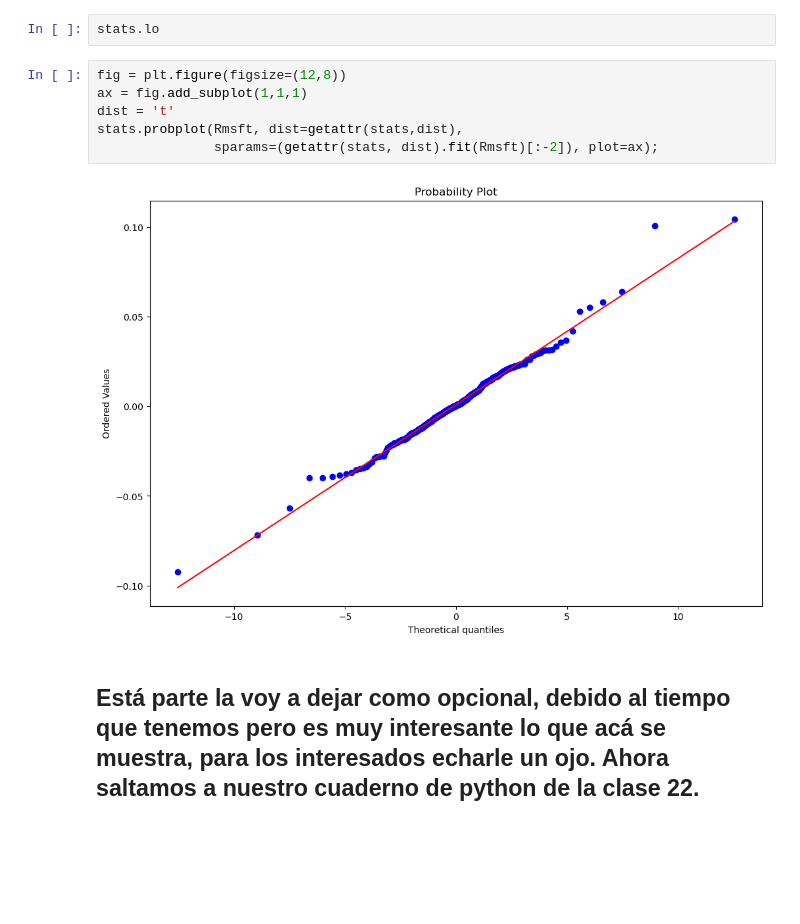
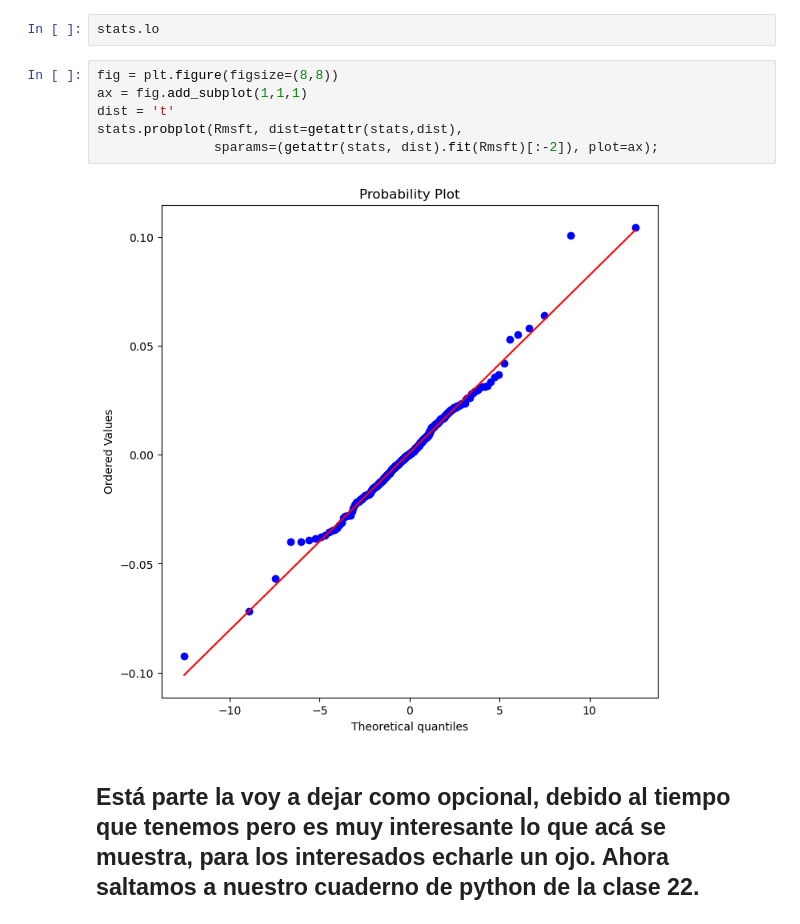
Before and after one commit to odjaramilloz/SPF-2024-I, a Jupyter notebook: TEMA-3/Clase21_ContinuacionClase20.ipynb, the cells around one changed output. Cells and saved outputs as stored; diff of their text form; blank space fills up the shorter version.

```diff
--- a/TEMA-3/Clase21_ContinuacionClase20.ipynb
+++ b/TEMA-3/Clase21_ContinuacionClase20.ipynb
@@ -338,13 +343,13 @@ stats.t.fit(Rmsft)[:-2]
 # %%
 stats.lo
 # %%
-fig = plt.figure(figsize=(12,8))
+fig = plt.figure(figsize=(8,8))
 ax = fig.add_subplot(1,1,1)
 dist = 't'
 stats.probplot(Rmsft, dist=getattr(stats,dist),
                sparams=(getattr(stats, dist).fit(Rmsft)[:-2]), plot=ax);
 # %% [output]
-[figure, old version]
+[figure, new version]
 # %% [markdown]
 ## Está parte la voy a dejar como opcional, debido al tiempo que tenemos pero es muy interesante lo que acá se muestra, para los interesados echarle un ojo. Ahora saltamos a nuestro cuaderno de python de la clase 22.
 # %% [markdown]
```
Also changed, not shown: parts of 21 cells of this notebook, 2 other files.
